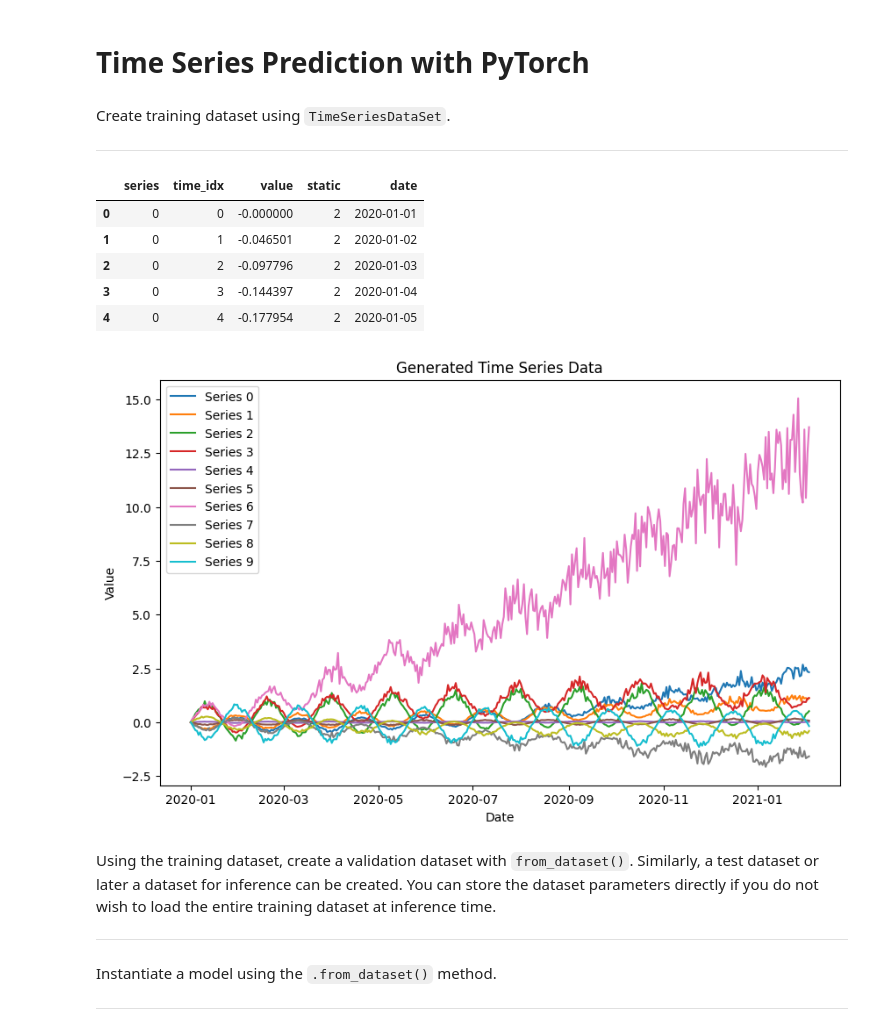
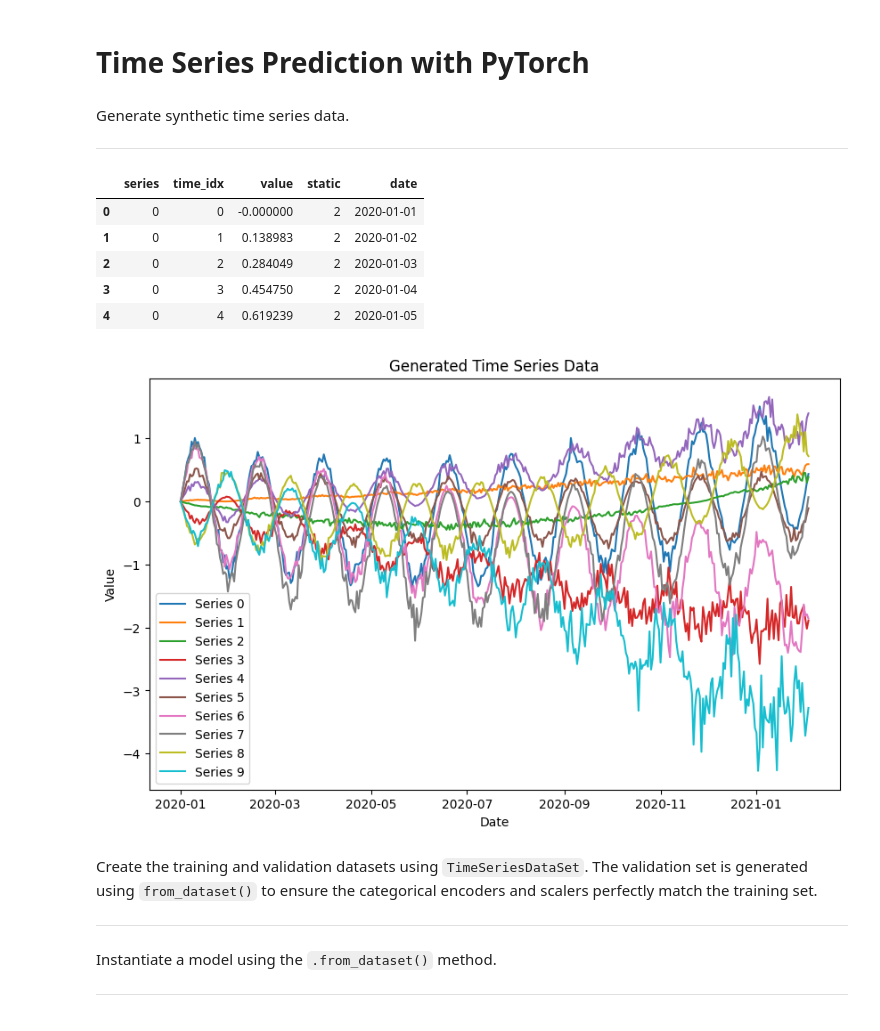
Before and after one commit to rmesek/lsc-time-series-prediction, a Jupyter notebook: notebooks/forecasting.ipynb, the cells around one changed output. Saved outputs shown, nothing was run; the diff lists cells and outputs as text; code cells hidden in the pictures.

```diff
--- a/notebooks/forecasting.ipynb
+++ b/notebooks/forecasting.ipynb
@@ -13,20 +18,22 @@ from pytorch_forecasting.metrics import NormalDistributionLoss
 # %% [markdown]
-Create training dataset using `TimeSeriesDataSet`.
+Generate synthetic time series data.
 
 ---
 # %%
-data = generate_ar_data(seasonality=10.0, timesteps=400, n_series=100, seed=42)
+data = generate_ar_data(seasonality=10.0, timesteps=400, n_series=2000, seed=42)
 data["static"] = 2
 data["date"] = pd.Timestamp("2020-01-01") + pd.to_timedelta(data.time_idx, "D")
+data["series"] = data["series"].astype(str)
+data["static"] = data["static"].astype(str)
 
 display(data.head())
 # %% [output]
 |  | series | time_idx | value | static | date |
 | 0 | 0 | 0 | -0.000000 | 2 | 2020-01-01 |
-| 1 | 0 | 1 | -0.046501 | 2 | 2020-01-02 |
-| 2 | 0 | 2 | -0.097796 | 2 | 2020-01-03 |
-| 3 | 0 | 3 | -0.144397 | 2 | 2020-01-04 |
-| 4 | 0 | 4 | -0.177954 | 2 | 2020-01-05 |
+| 1 | 0 | 1 | 0.138983 | 2 | 2020-01-02 |
+| 2 | 0 | 2 | 0.284049 | 2 | 2020-01-03 |
+| 3 | 0 | 3 | 0.454750 | 2 | 2020-01-04 |
+| 4 | 0 | 4 | 0.619239 | 2 | 2020-01-05 |
 # %%
 plt.figure(figsize=(10, 6))
 
@@ -44,9 +51,9 @@ plt.xlabel("Date")
 plt.ylabel("Value")
 plt.show()
 # %% [output]
-[figure, old version]
+[figure, new version]
 # %% [markdown]
-Using the training dataset, create a validation dataset with `from_dataset()`. Similarly, a test dataset or later a dataset for inference can be created. You can store the dataset parameters directly if you do not wish to load the entire training dataset at inference time.
+Create the training and validation datasets using `TimeSeriesDataSet`. The validation set is generated using `from_dataset()` to ensure the categorical encoders and scalers perfectly match the training set.
 
 ---
 # %%
```
Also changed, not shown: parts of 9 cells of this notebook, 1 other file.
